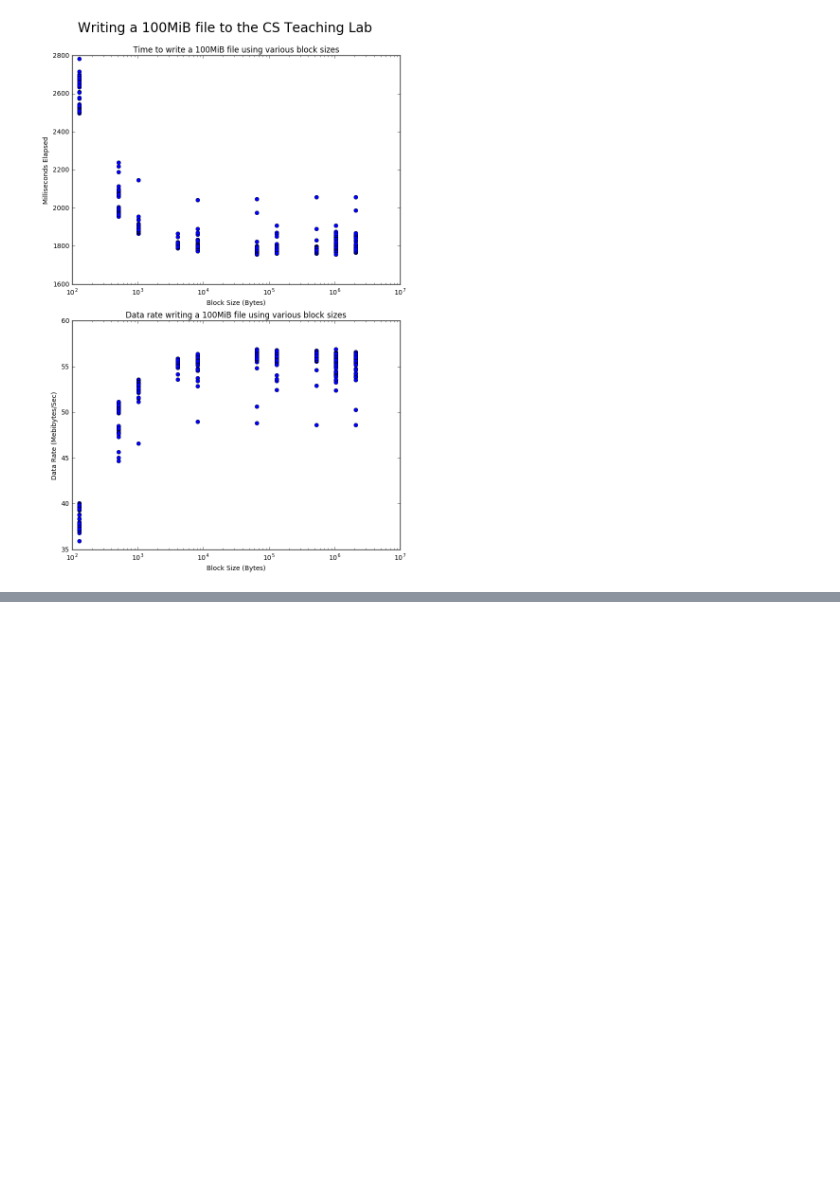
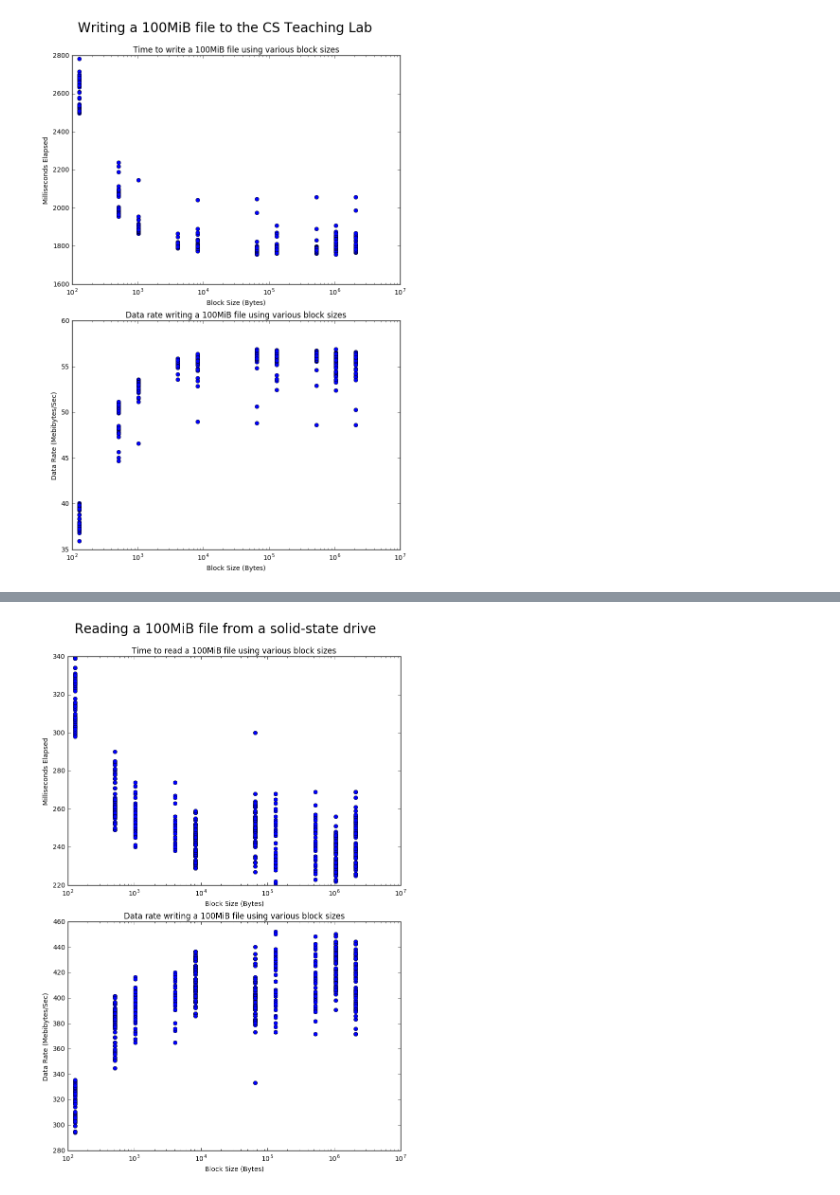
Before and after one commit to elliottsj/csc443-a1, a Jupyter notebook: CSC443 Assignment 1.ipynb, the cells around one changed output, grey strips where cells are left out. Cells and saved outputs as stored; diff of their text form; code cells hidden in the pictures; blank space fills up the shorter version.

Commit message:
Add DFS / USB read results

```diff
--- a/CSC443 Assignment 1.ipynb
+++ b/CSC443 Assignment 1.ipynb
@@ -216,3 +226,42 @@ We experimented reading a 100-mebibyte (MiB) file to three different mediums (so
 
 ## Solid-state drive
 `./experiment_get_histogram.py` was run on a 2014 MacBook Pro (running MacOS 10.12) using a solid-state drive (formatted as Mac OS Extended (Journaled)) with results collected in a file `results_ssd.csv`, summarized below:
+# %%
+%matplotlib inline
+
+with open('./results_ssd_read.csv') as csvfile:
+    x, y, rates = get_data(csvfile)
+
+    plt.figure(figsize=(8, 12))
+
+    plt.suptitle(
+        'Reading a 100MiB file from a solid-state drive',
+        fontsize=20,
+    )
+
+    plt.subplot(2, 1, 1)
+    plt.title(
+        'Time to read a 100MiB file ' +
+        'using various block sizes'
+    )
+    plt.xlabel('Block Size (Bytes)')
+    plt.ylabel('Milliseconds Elapsed')
+    plt.xscale('log')
+    plt.tight_layout()
+    plt.plot(x, y, 'bo')
+
+    plt.subplot(2, 1, 2)
+    plt.title(
+        'Data rate writing a 100MiB file ' +
+        'using various block sizes'
+    )
+    plt.xlabel('Block Size (Bytes)')
+    plt.ylabel('Data Rate (Mebibytes/Sec)')
+    plt.xscale('log')
+    plt.tight_layout()
+    plt.plot(x, rates, 'bo')
+
+    plt.subplots_adjust(top=0.92)
+    plt.show()
+# %% [output]
+[figure, added]
```
Also changed, not shown: parts of 5 cells of this notebook, 2 other files.
